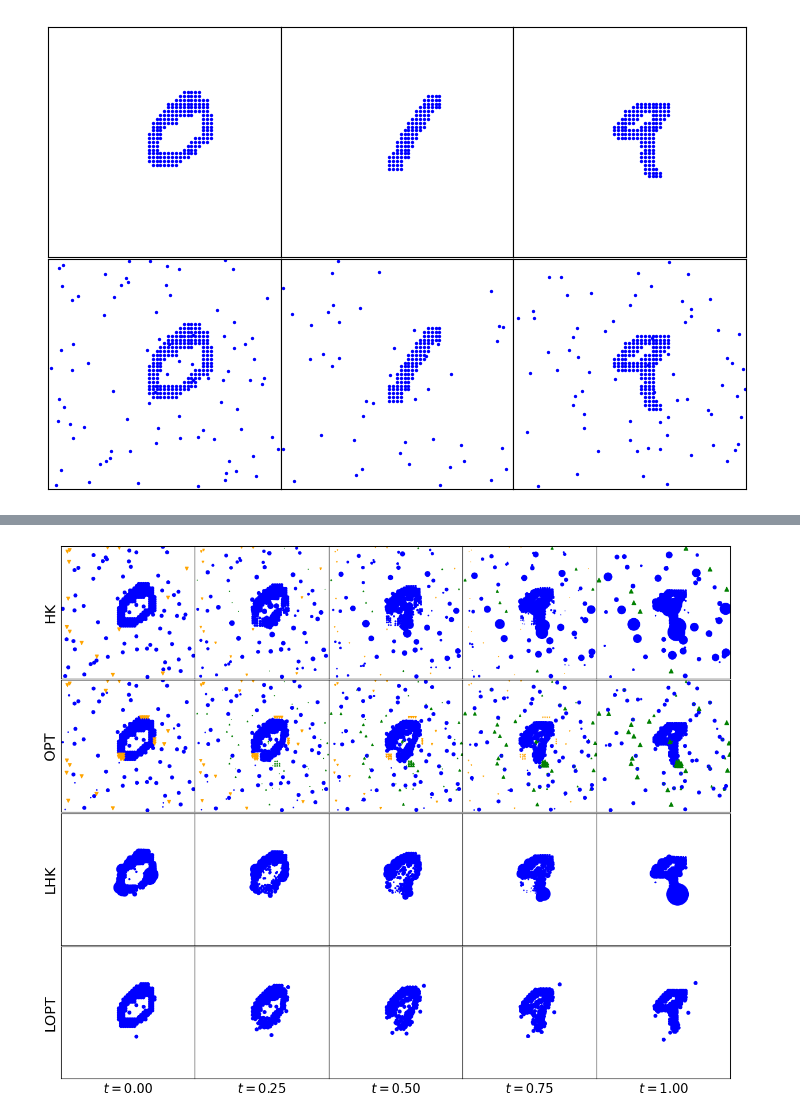
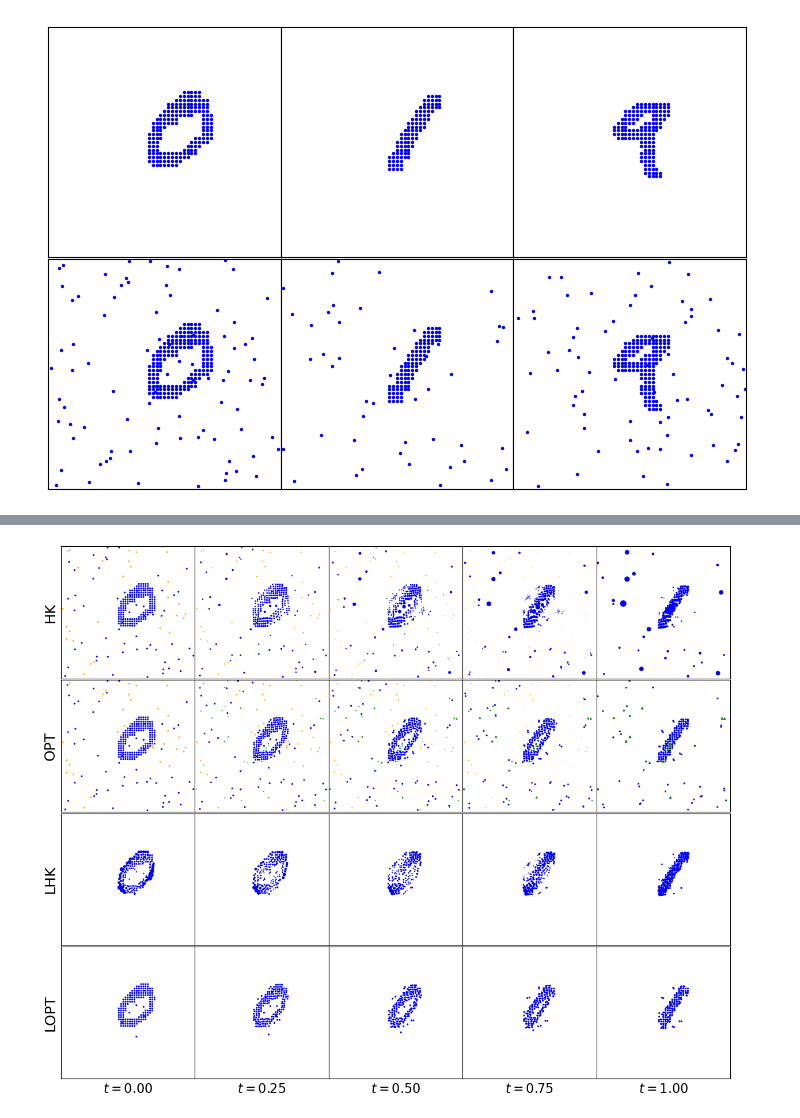
Before and after one commit to yikun-baio/LinearOPT, a Jupyter notebook: HK_interporlation.ipynb, the cells around one changed output, grey strips where cells are left out. Drawn from its saved outputs; the diff is of its cells as text; code cells hidden in the pictures.

```diff
--- a/HK_interporlation.ipynb
+++ b/HK_interporlation.ipynb
@@ -752,15 +571,15 @@ plt.show()
 # %%
-label='0-9.0.5'
+label='0-9.noise.weight'
 X1=Xi_list[0]
-X2=Xi_list[2]
+X2=Xi_list[1]
 mu1=pi_list[0]
-mu2=pi_list[2]
+mu2=pi_list[1]
 mu0=p0
 
 K=5
 tList=np.linspace(0,1,K)
 fig,ax=plt.subplots(4,K,figsize=(3*5,3*4))
-scaling=500000
+scaling=50000
 i=0  # Do HK interporlation
 
 setup_HKScale=3.5
@@ -788,8 +607,8 @@ for j,t in enumerate(tList):
     mu_d=mu_a[np.invert(D)]
     X_t=X_a[D]
     X_d=X_a[np.invert(D)]
-    X_c=X2[nuPerp>0]
-    mu_c=nuPerp[nuPerp>0]*t**2
+    #X_c=X2[nuPerp>0]
+    #mu_c=nuPerp[nuPerp>0]*t**2
     if mu_t.shape[0]>0:
         ax[i,j].scatter(X_t[:,0],X_t[:,1],s=mu_t**2*scaling,color='blue',marker='o')
         #ax[i,j].scatter(X_t[:,0],X_t[:,1],s=1*scaling,color='blue',marker='o',alpha=0.1)
@@ -797,7 +616,7 @@ for j,t in enumerate(tList):
         ax[i,j].scatter(X_d[:,0],X_d[:,1],s=mu_d**2*scaling,color='orange',marker='v')
         #ax[i,j].scatter(X_d[:,0],X_d[:,1],s=1*scaling,color='orange',marker='v',alpha=0.1)
     if mu_c.shape[0]>0:
-        ax[i,j].scatter(X_c[:,0],X_c[:,1],s=mu_c**2*scaling,color='green',marker='^')
+       ax[i,j].scatter(X_c[:,0],X_c[:,1],s=mu_c**2*scaling,color='green',marker='^')
         #ax[i,j].scatter(X_c[:,0],X_c[:,1],s=1*scaling,color='green',marker='^',alpha=0.1)
     ax[i,j].set_xlim([-20,40])
     ax[i,j].set_ylim([-20,40])
@@ -880,8 +699,8 @@ for j,t in enumerate(tList):
     if mu_d.shape[0]>0 and np.sum(mu_d)>0:
         ax[i,j].scatter(X_d[:,0],X_d[:,1],s=mu_d**2*scaling,color='orange',marker='v')
         #ax[i,j].scatter(X_d[:,0],X_d[:,1],s=1*scaling,color='orange',marker='v',alpha=0.1)
-    #if mu_c.shape[0]>0:
-    #    ax[i,j].scatter(X_c[:,0],X_c[:,1],s=mu_c**2*scaling,color='green',marker='^')
+    # if mu_c.shape[0]>0:
+    #     ax[i,j].scatter(X_c[:,0],X_c[:,1],s=mu_c**2*scaling,color='green',marker='^')
     #    ax[i,j].scatter(X_c[:,0],X_c[:,1],s=1*scaling,color='green',marker='^',alpha=0.1)
     ax[i,j].set_xlim([-20,40])
     ax[i,j].set_ylim([-20,40])
@@ -891,7 +710,7 @@ for j,t in enumerate(tList):
 
 
 i=3 # Do LOPT interpolation
-Lambda=30.0
+Lambda=35.0
 u1_opt,p1_hat,M1,p1_perp=lopt_embedding(X0,X1,mu0,mu1,Lambda)
 u2_opt,p2_hat,M2,p2_perp=lopt_embedding(X0,X2,mu0,mu2,Lambda)
 Xt_list,mu_t,X_d,p_d,X_c,p_c=lopt_interpolation(X0,u1_opt,u2_opt,p1_hat,p2_hat,tList)   # (X0,U1,p0,p1_hat,t_list)
@@ -901,31 +720,31 @@ for j,t in enumerate(tList):
     mu_d=p_d*(1-t)
     mu_c=p_c*t
     if mu_t.shape[0]>0:
         ax[i,j].scatter(X_t[:,0],X_t[:,1],s=mu_t**2*scaling,color='blue',marker='o')
         #ax[i,j].scatter(X_t[:,0],X_t[:,1],s=1*scaling,color='blue',marker='o',alpha=0.1)
     if mu_d.shape[0]>0 and np.sum(mu_d)>0:
         ax[i,j].scatter(X_d[:,0],X_d[:,1],s=mu_d**2*scaling,color='orange',marker='v')
         #ax[i,j].scatter(X_d[:,0],X_d[:,1],s=1*scaling,color='orange',marker='v',alpha=0.1)
     if mu_c.shape[0]>0 and np.sum(mu_c)>0:
         ax[i,j].scatter(X_c[:,0],X_c[:,1],s=mu_c**2*scaling,color='green',marker='^')
         #ax[i,j].scatter(X_c[:,0],X_c[:,1],s=1*scaling,color='green',marker='^',alpha=0.1)
 
     ax[i,j].set_xlim([-20,40])
     ax[i,j].set_ylim([-20,40])
     ax[i,j].tick_params(left = False, right = False , labelleft = False ,labelbottom = False, bottom = False)
     if j==0:
         ax[i,j].set_ylabel('LOPT',rotation=90,fontsize=18)
 
 
     ax[i,j].set_xlabel(r'$t=%0.2f$'%t,fontsize=16)
 
 
 #fig.add_artist(plt.Line2D((0, 1), (0.495,0.495), color='black', linewidth=2, transform=fig.transFigure))
 plt.subplots_adjust(wspace=0, hspace=0.01)
 plt.savefig('experiment/Rebuttal/'+label+'.png',bbox_inches='tight')
 
 plt.show()
 
 #torch.save(result,'experiment/Fig1/result_2d.pt')
 # %% [output]
-[figure, old version]
+[figure, new version]
```
Also changed, not shown: parts of 2 cells of this notebook, 16 other files.
